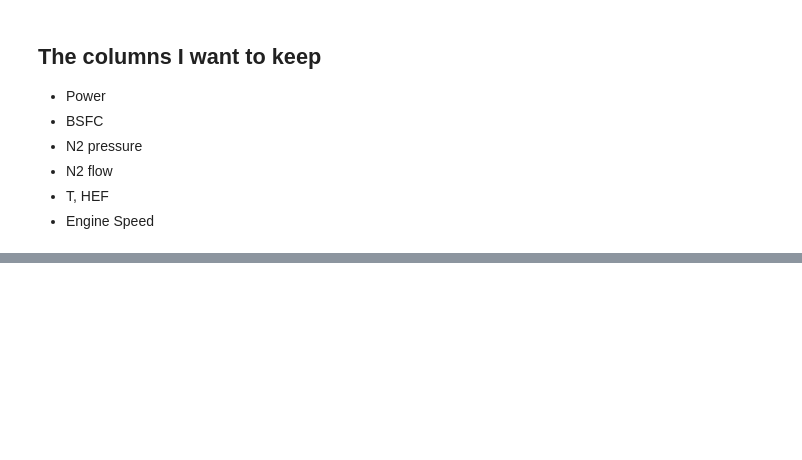
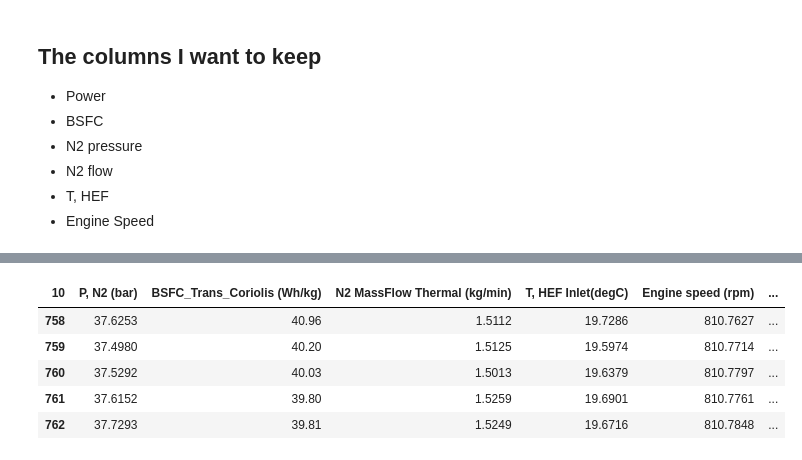
Before and after one commit to jansantora/PredictionModels, a Jupyter notebook: N2FlowPrediction_V2.ipynb, the cells around one changed output, grey strips where cells are left out. Cells and saved outputs as stored; diff of their text form; code cells hidden in the pictures; blank space fills up the shorter version.

```diff
--- a/N2FlowPrediction_V2.ipynb
+++ b/N2FlowPrediction_V2.ipynb
@@ -87,6 +251,13 @@ df.columns
 # %%
-df_filtered = df.filter(['P, N2 (bar)', 'BSFC_Trans_Coriolis (Wh/kg)','N2 MassFlow Coriolis (kg/min)','T, HEF Inlet(degC)','Engine speed (rpm)','HS_TransPower (kW)'], axis =1)
+df_filtered = df.filter(['P, N2 (bar)', 'BSFC_Trans_Coriolis (Wh/kg)','N2 MassFlow Thermal (kg/min)','T, HEF Inlet(degC)','Engine speed (rpm)','HS_TransPower (kW)','BSFC_Trans_Thermal (Wh/kg)'], axis =1)
 df_filtered.head()
+# %% [output]
+| 10 | P, N2 (bar) | BSFC_Trans_Coriolis (Wh/kg) | N2 MassFlow Thermal (kg/min) | T, HEF Inlet(degC) | Engine speed (rpm) | ... |
+| 758 | 37.6253 | 40.96 | 1.5112 | 19.7286 | 810.7627 | ... |
+| 759 | 37.4980 | 40.20 | 1.5125 | 19.5974 | 810.7714 | ... |
+| 760 | 37.5292 | 40.03 | 1.5013 | 19.6379 | 810.7797 | ... |
+| 761 | 37.6152 | 39.80 | 1.5259 | 19.6901 | 810.7761 | ... |
+| 762 | 37.7293 | 39.81 | 1.5249 | 19.6716 | 810.7848 | ... |
 # %%
 import matplotlib.pyplot as plt
 import seaborn as sns
```
Also changed, not shown: parts of 23 cells of this notebook.
